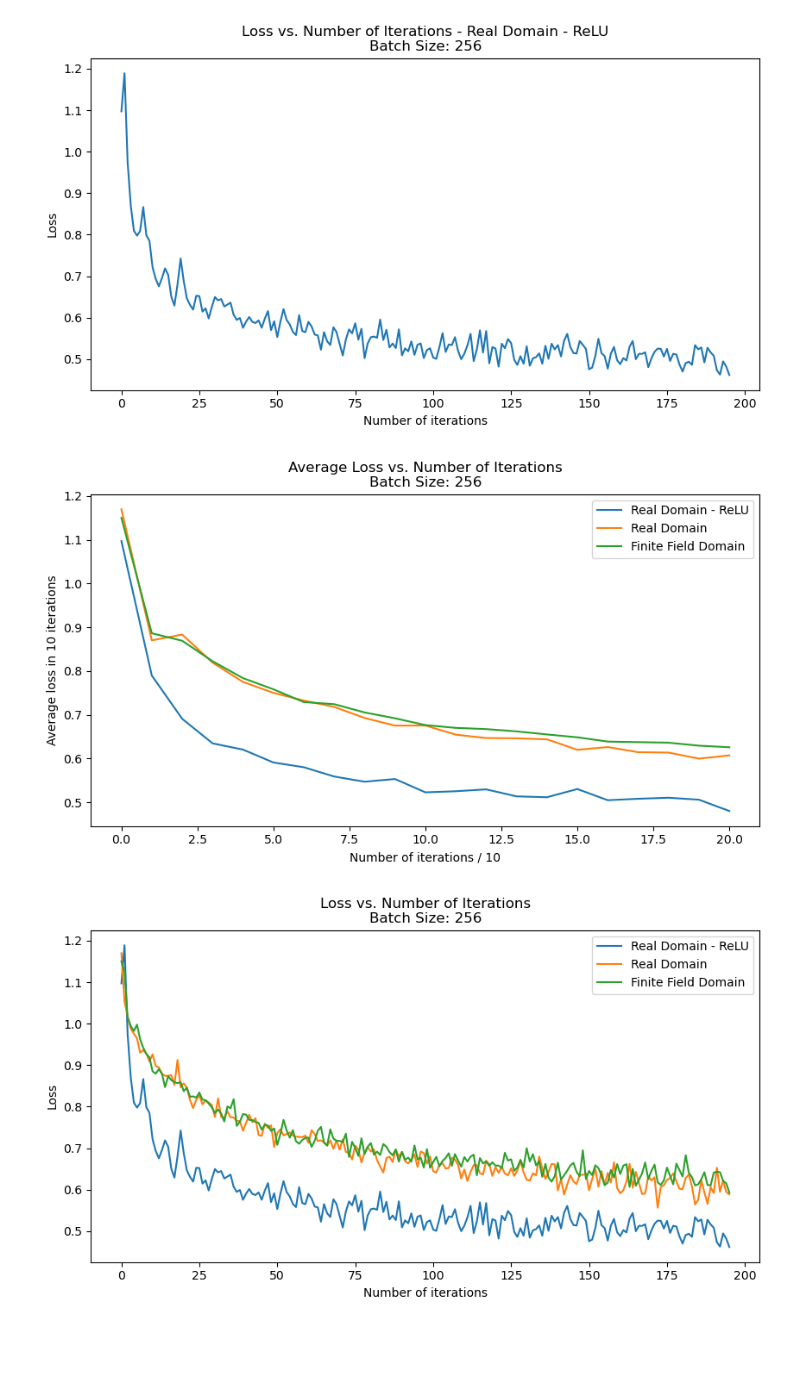
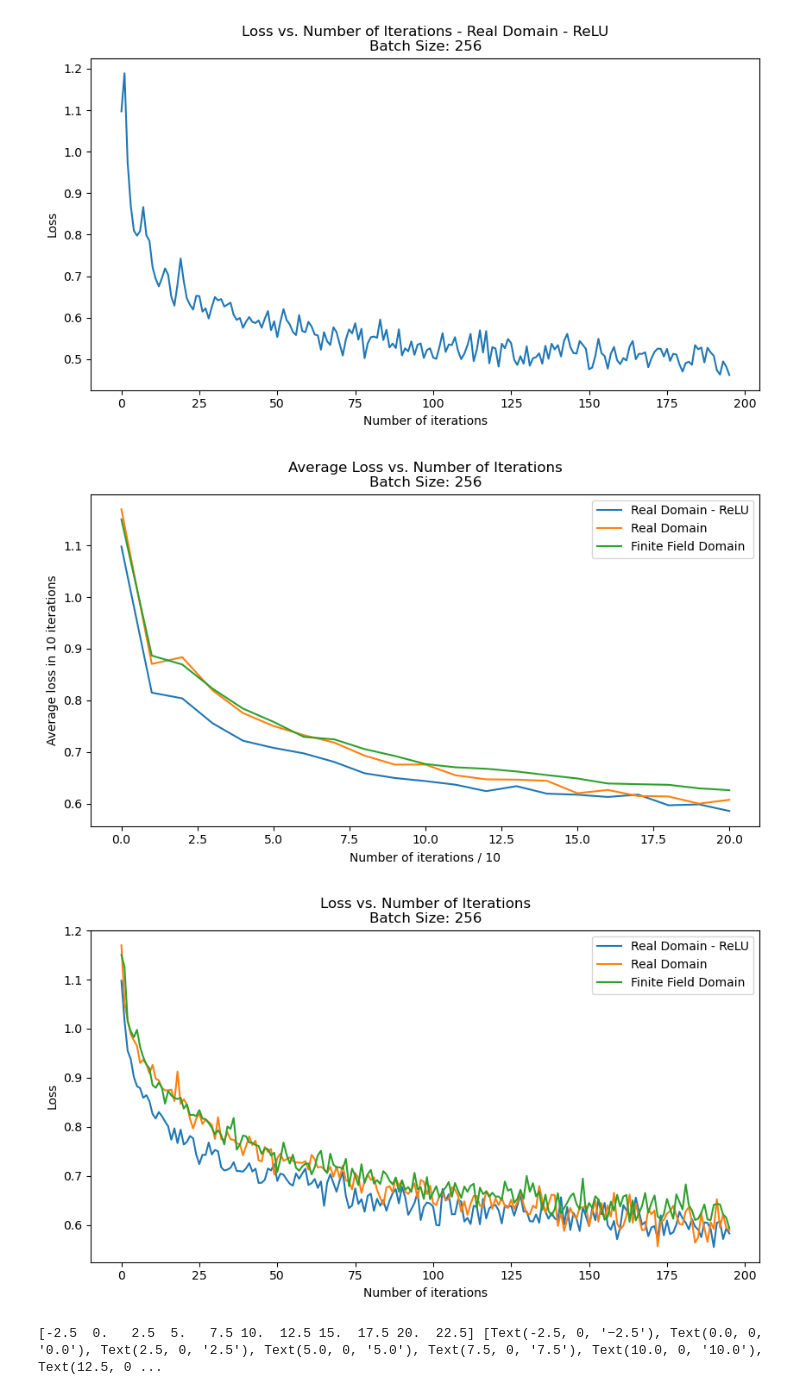
Before and after one commit to gulerlab/finite-field-nn, a Jupyter notebook: plots/plot_from_saved_data.ipynb, the cells around one changed output. Drawn from its saved outputs; the diff is of its cells as text; code cells hidden in the pictures; blank space fills up the shorter version.

```diff
--- a/plots/plot_from_saved_data.ipynb
+++ b/plots/plot_from_saved_data.ipynb
@@ -148,9 +148,9 @@ plt.show()
 [figure]
 [figure]
 # %%
-checkpoint = torch.load('../params/torch-vgg-cifar10.pth')
+checkpoint = torch.load('../params/net-vgg-cifar10-relu.pth')
 running_acc_relu = checkpoint['running_acc']
-running_acc_relu = [x.item() for x in running_acc_relu]
+# running_acc_relu = [x.item() for x in running_acc_relu]
 running_loss_relu = checkpoint['running_loss']
 running_curr_loss_relu = checkpoint['running_curr_loss']
 checkpoint = torch.load('../params/net-vgg-cifar10.pth')
@@ -167,37 +167,40 @@ with open('../params/2023520-214235-scaled-ff-numpy-vgg-cifar10/running_curr_los
     running_curr_loss_ff = np.load(fp)
 
 plt.figure(figsize=(10, 5))
-plt.plot(list(range(len(running_loss_relu))), [x * 10 for x in running_loss_relu])
+plt.plot(list(range(len(running_loss_relu))), running_loss_relu)
 plt.plot(list(range(len(running_loss_net))), running_loss_net)
 plt.plot(list(range(len(running_loss_ff))), running_loss_ff)
 plt.ylabel('Average loss in 10 iterations')
 plt.xlabel('Number of iterations / 10')
 plt.title('Average Loss vs. Number of Iterations\nBatch Size: 256')
 plt.legend(['Real Domain - ReLU', 'Real Domain', 'Finite Field Domain'], loc='upper right')
 plt.savefig('avg_loss_batch_256_vgg_cifar10.jpg', dpi=300)
 plt.show()
 
 plt.figure(figsize=(10, 5))
-plt.plot(list(range(len(running_curr_loss_relu))), [x * 10 for x in running_curr_loss_relu])
+plt.plot(list(range(len(running_curr_loss_relu))), running_curr_loss_relu)
 plt.plot(list(range(len(running_curr_loss_net))), running_curr_loss_net)
 plt.plot(list(range(len(running_curr_loss_ff))), running_curr_loss_ff)
 plt.ylabel('Loss')
 plt.xlabel('Number of iterations')
 plt.title('Loss vs. Number of Iterations\nBatch Size: 256')
 plt.legend(['Real Domain - ReLU', 'Real Domain', 'Finite Field Domain'], loc='upper right')
 plt.savefig('loss_batch_256_vgg_cifar10.jpg', dpi=300)
 plt.show()
 
 plt.figure(figsize=(10, 5))
 plt.plot(list(range(len(running_acc_relu))), running_acc_relu)
 plt.plot(list(range(len(running_acc_net))), running_acc_net)
 plt.plot(list(range(len(running_acc_ff))), running_acc_ff)
-plt.ylabel('Accuracy in 10 iterations')
-plt.xlabel('Number of iterations / 10')
+plt.ylabel('Accuracy')
+plt.xlabel('Number of iterations')
+locs, labels = plt.xticks()
+plt.xticks(locs[1:-1], [str(int(x * 10)) for x in locs[1:-1]])
 plt.title('Accuracy vs. Number of Iterations\nBatch Size: 256')
 plt.legend(['Real Domain - ReLU', 'Real Domain', 'Finite Field Domain'], loc='lower right')
 plt.savefig('acc_batch_256_vgg_cifar10.jpg', dpi=300)
 plt.show()
 # %% [output]
-[figure, old version]
+[figure, new version]
-[figure, old version]
+[figure, new version]
+[-2.5  0.   2.5  5.   7.5 10.  12.5 15.  17.5 20.  22.5] [Text(-2.5, 0, '−2.5'), Text(0.0, 0, '0.0'), Text(2.5, 0, '2.5'), Text(5.0, 0, '5.0'), Text(7.5, 0, '7.5'), Text(10.0, 0, '10.0'), Text(12.5, 0 ...
```
Also changed, not shown: parts of 1 cell of this notebook, 6 other files.
